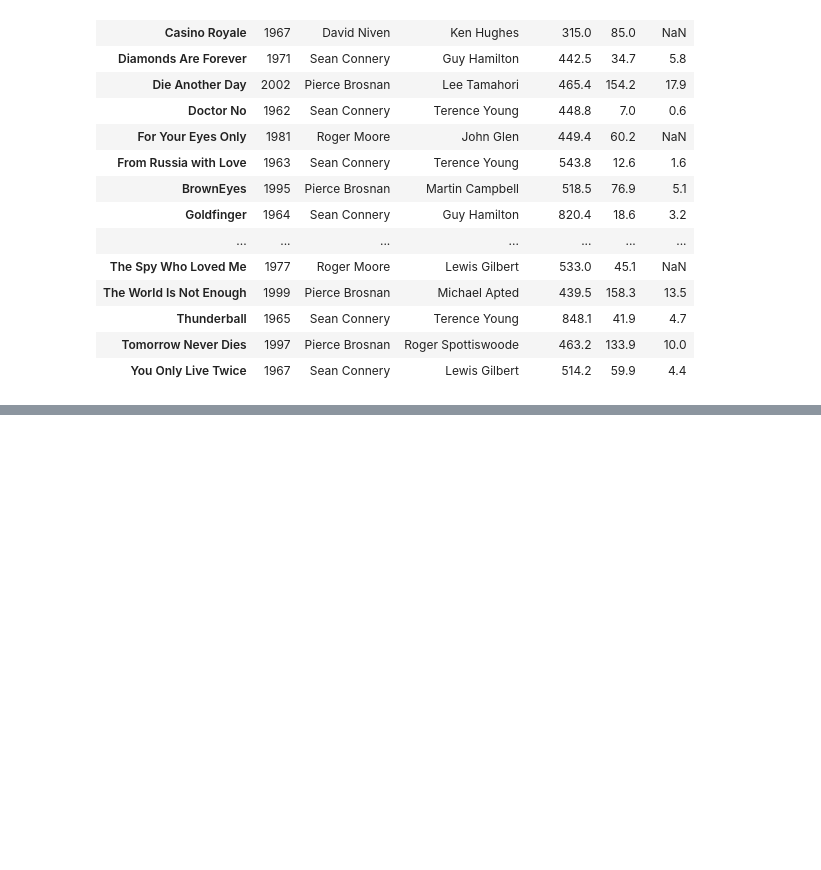
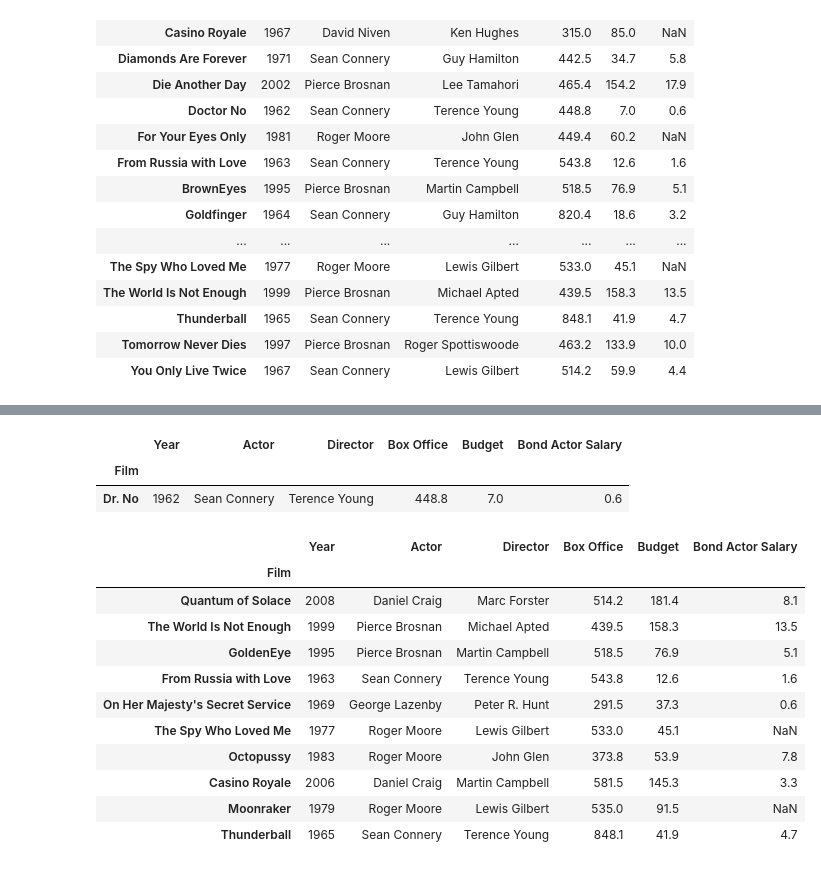
Before and after one commit to harsh7068/Baic_Python_and_Machine_Learning, a Jupyter notebook: Day21 16-08-22.ipynb, the cells around one changed output, grey strips where cells are left out. Cells and saved outputs as stored; diff of their text form; code cells hidden in the pictures; blank space fills up the shorter version.

```diff
--- a/Day21 16-08-22.ipynb
+++ b/Day21 16-08-22.ipynb
@@ -97,0 +196,4 @@ len(bond)
+# %%
+bond=pd.read_csv('jamesbond.csv',index_col='Film')
+bond.sort_index(inplace=True)
+bond
@@ -97,0 +219,22 @@ len(bond)
+# %%
+#sample command
+bond.sample()
+# %% [output]
+|  | Year | Actor | Director | Box Office | Budget | Bond Actor Salary |
+| Film |  |  |  |  |  |  |
+| Dr. No | 1962 | Sean Connery | Terence Young | 448.8 | 7.0 | 0.6 |
+# %%
+bond.sample(n=10)
+# %% [output]
+|  | Year | Actor | Director | Box Office | Budget | Bond Actor Salary |
+| Film |  |  |  |  |  |  |
+| Quantum of Solace | 2008 | Daniel Craig | Marc Forster | 514.2 | 181.4 | 8.1 |
+| The World Is Not Enough | 1999 | Pierce Brosnan | Michael Apted | 439.5 | 158.3 | 13.5 |
+| GoldenEye | 1995 | Pierce Brosnan | Martin Campbell | 518.5 | 76.9 | 5.1 |
+| From Russia with Love | 1963 | Sean Connery | Terence Young | 543.8 | 12.6 | 1.6 |
+| On Her Majesty's Secret Service | 1969 | George Lazenby | Peter R. Hunt | 291.5 | 37.3 | 0.6 |
+| The Spy Who Loved Me | 1977 | Roger Moore | Lewis Gilbert | 533.0 | 45.1 | NaN |
+| Octopussy | 1983 | Roger Moore | John Glen | 373.8 | 53.9 | 7.8 |
+| Casino Royale | 2006 | Daniel Craig | Martin Campbell | 581.5 | 145.3 | 3.3 |
+| Moonraker | 1979 | Roger Moore | Lewis Gilbert | 535.0 | 91.5 | NaN |
+| Thunderball | 1965 | Sean Connery | Terence Young | 848.1 | 41.9 | 4.7 |
```
Also changed, not shown: parts of 11 cells of this notebook.
